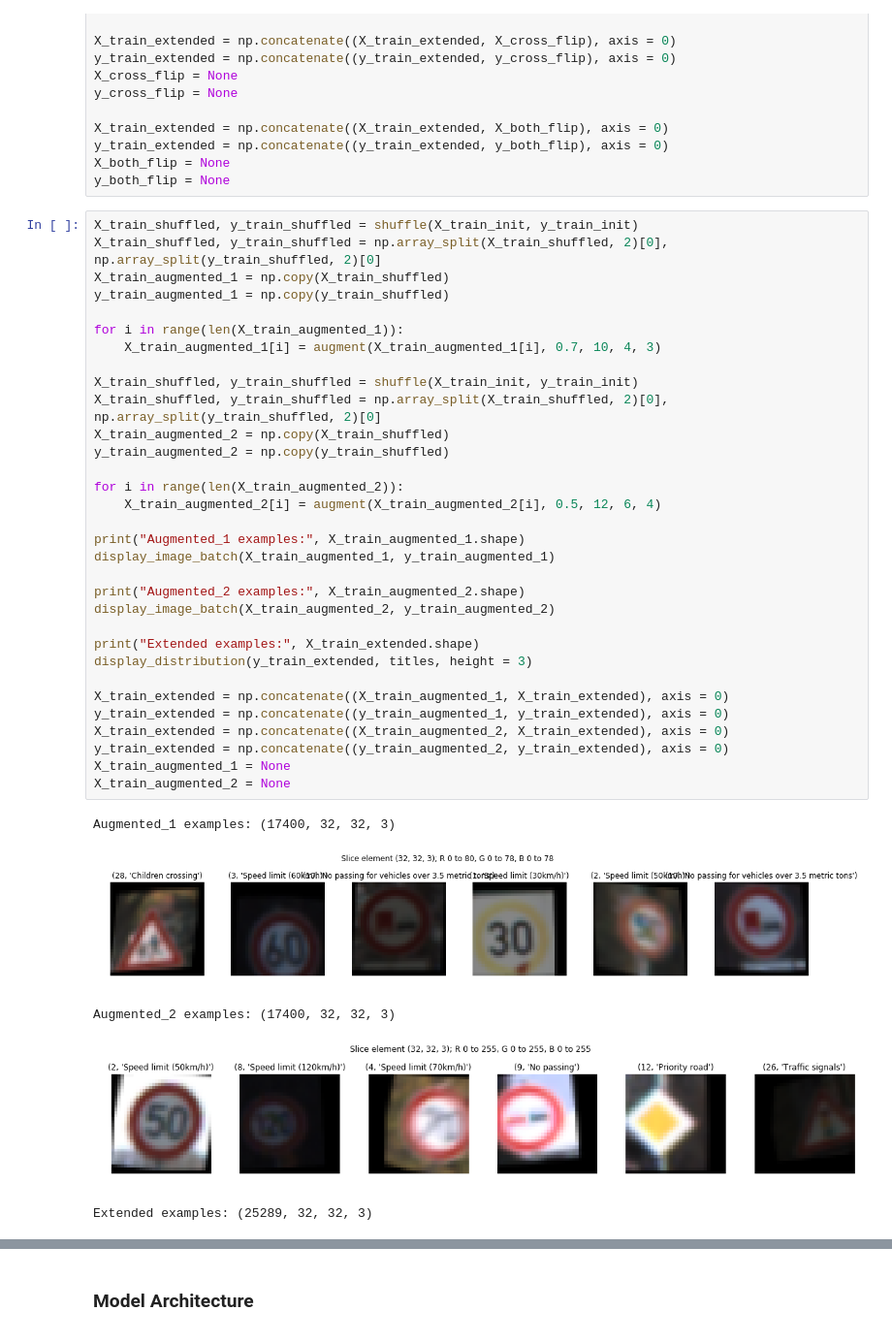
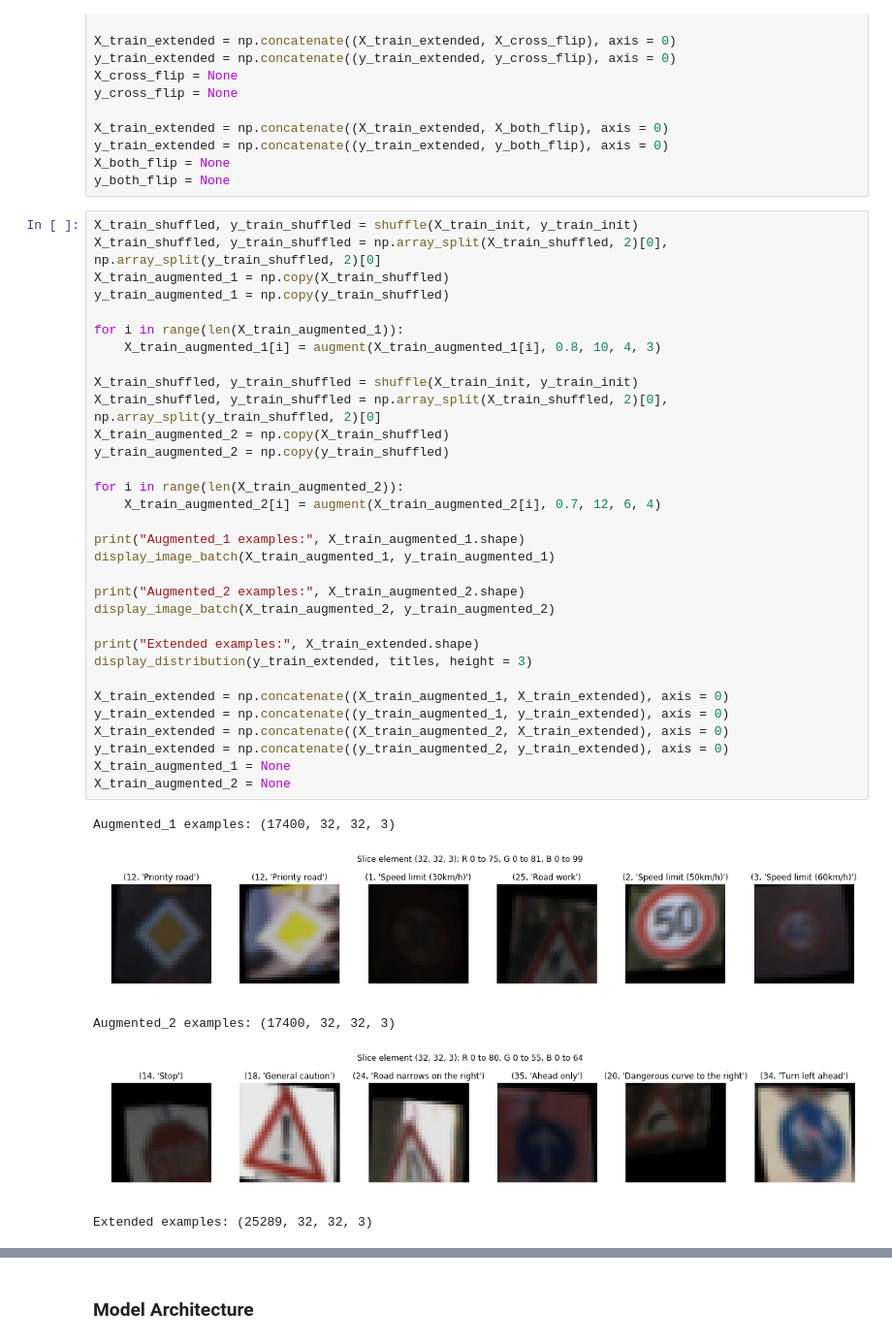
Before and after one commit to dmytronasyrov/CarND-Traffic-Sign-Classifier-Project, a Jupyter notebook: Traffic_Sign_Classifier.ipynb, the cells around one changed output, grey strips where cells are left out. Shown at 97% size. Drawn from its saved outputs; the diff is of its cells as text.

```diff
--- a/Traffic_Sign_Classifier.ipynb
+++ b/Traffic_Sign_Classifier.ipynb
@@ -514,38 +895,38 @@ X_train_shuffled, y_train_shuffled = shuffle(X_train_init, y_train_init)
 X_train_shuffled, y_train_shuffled = np.array_split(X_train_shuffled, 2)[0], np.array_split(y_train_shuffled, 2)[0]
 X_train_augmented_1 = np.copy(X_train_shuffled)
 y_train_augmented_1 = np.copy(y_train_shuffled)
 
 for i in range(len(X_train_augmented_1)):
-    X_train_augmented_1[i] = augment(X_train_augmented_1[i], 0.7, 10, 4, 3)
+    X_train_augmented_1[i] = augment(X_train_augmented_1[i], 0.8, 10, 4, 3)
 
 X_train_shuffled, y_train_shuffled = shuffle(X_train_init, y_train_init)
 X_train_shuffled, y_train_shuffled = np.array_split(X_train_shuffled, 2)[0], np.array_split(y_train_shuffled, 2)[0]
 X_train_augmented_2 = np.copy(X_train_shuffled)
 y_train_augmented_2 = np.copy(y_train_shuffled)
 
 for i in range(len(X_train_augmented_2)):
-    X_train_augmented_2[i] = augment(X_train_augmented_2[i], 0.5, 12, 6, 4)
+    X_train_augmented_2[i] = augment(X_train_augmented_2[i], 0.7, 12, 6, 4)
 
 print("Augmented_1 examples:", X_train_augmented_1.shape)
 display_image_batch(X_train_augmented_1, y_train_augmented_1)
 
 print("Augmented_2 examples:", X_train_augmented_2.shape)
 display_image_batch(X_train_augmented_2, y_train_augmented_2)
 
 print("Extended examples:", X_train_extended.shape)
 display_distribution(y_train_extended, titles, height = 3)
 
 X_train_extended = np.concatenate((X_train_augmented_1, X_train_extended), axis = 0)
 y_train_extended = np.concatenate((y_train_augmented_1, y_train_extended), axis = 0)
 X_train_extended = np.concatenate((X_train_augmented_2, X_train_extended), axis = 0)
 y_train_extended = np.concatenate((y_train_augmented_2, y_train_extended), axis = 0)
 X_train_augmented_1 = None
 X_train_augmented_2 = None
 # %% [output]
 Augmented_1 examples: (17400, 32, 32, 3)
-[figure, old version]
+[figure, new version]
 Augmented_2 examples: (17400, 32, 32, 3)
-[figure, old version]
+[figure, new version]
 Extended examples: (25289, 32, 32, 3)
 [figure]
 # %%
```
Also changed, not shown: parts of 25 cells of this notebook, 26 other files.
